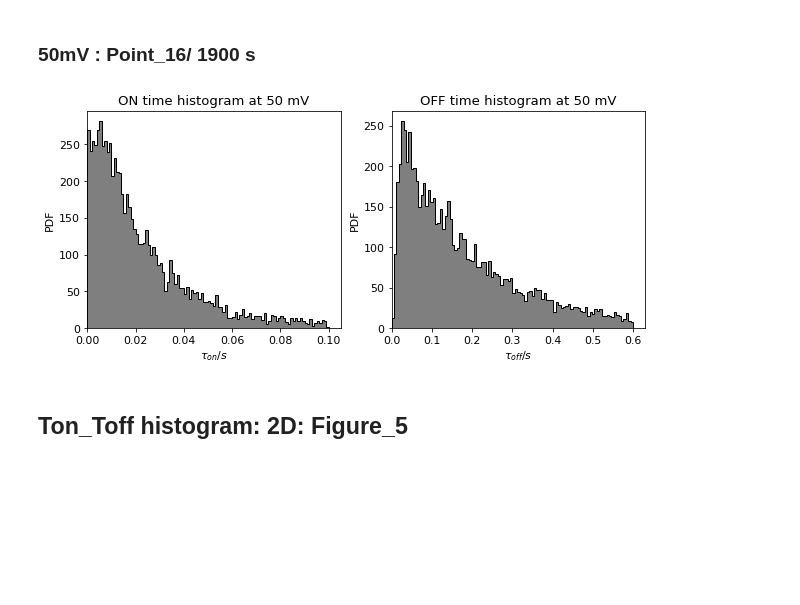
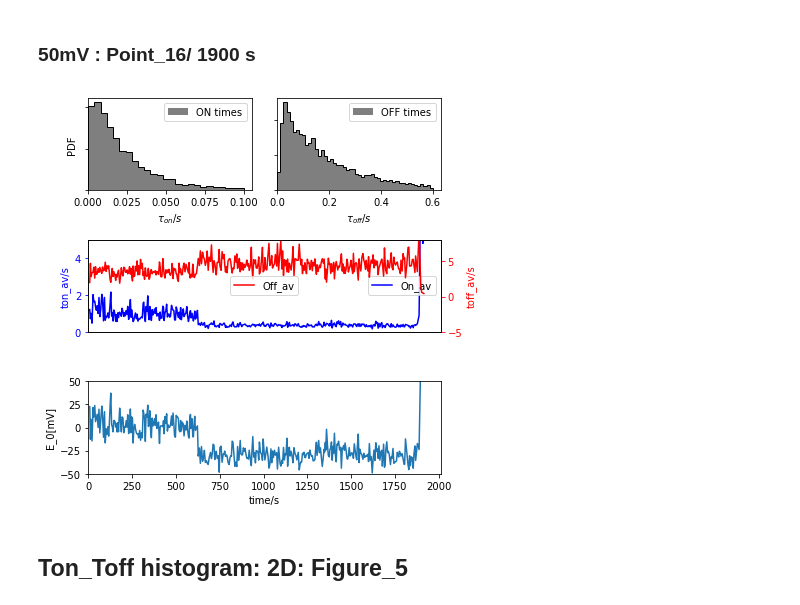
Before and after one commit to biswajitSM/Azurin_SM_repo, a Jupyter notebook: Manuscript/Figure/Manuscript_figures.ipynb, the cells around one changed output. Cells and saved outputs as stored; diff of their text form; code cells hidden in the pictures; blank space fills up the shorter version.

```diff
--- a/Manuscript/Figure/Manuscript_figures.ipynb
+++ b/Manuscript/Figure/Manuscript_figures.ipynb
@@ -281,0 +584,22 @@ savefig('SI_potential_histogram_Cu.pdf', dpi=300, transparent=True)
+# %%
+pot_len = shape(df_on_of_hist)[1]/6;
+col_values = list(df_on_of_hist.columns.values);
+fig_all_hist, axes = plt.subplots(1,2, figsize = (12, 5))
+cmap = plt.get_cmap('jet')#jet_r
+N=pot_len
+for i in range(int(pot_len)):
+    color = cmap(float(i)/N)
+    j=6*i;
+    axes[0].plot(df_on_of_hist.iloc[:,j], df_on_of_hist.iloc[:, j+1], color=color, label=col_values[j+1])
+    axes[0].plot(df_on_of_hist.iloc[:,j], df_on_of_hist.iloc[:, j+2], color=color, label='')
+    axes[0].set_xlabel('Time/s')
+    axes[0].set_ylabel('#')
+    axes[0].legend()
+
+    axes[1].plot(df_on_of_hist.iloc[:, j+3], df_on_of_hist.iloc[:, j+3+1], color=color, label=col_values[j+4])
+    axes[1].plot(df_on_of_hist.iloc[:, j+3], df_on_of_hist.iloc[:,j+3+2], color=color, label='')
+    axes[1].set_xlabel('Time/s')
+    axes[1].set_ylabel('#')
+    axes[1].legend()
+os.chdir(download)
+savefig('rate_fit_all_potential.pdf', dpi=300, transparent=True)
@@ -325,11 +704,11 @@ def histogram_on_off_1mol(foldername= foldername, input_potential=[100], pointnu
 # %%
 homedir=r'/home/biswajit/Research/Reports_ppt/reports/AzurinSM-MS4/data/S105d15May17_60.5%635_A1_CuAzu655_longtime/';#data directory
 t_ons, t_offs, n_on, bins_on, n_off, bins_off = histogram_on_off_1mol(foldername= homedir, input_potential=[50], pointnumbers=[16],
-                                                                      bins_on=100, range_on=[0, 0.1], bins_off=100, range_off=[0, 0.6], plotting=True)
+                                                                      bins_on=25, range_on=[0, 0.1], bins_off=50, range_off=[0, 0.6], plotting=True, sum_points=20)
 os.chdir(download)
-savefig('Figure_3part_on_off_1D_100mV.pdf', dpi=300, transparent=True)
+savefig('SM_statistics.pdf', dpi=300, transparent=True)
 # %% [output]
-[figure, old version]
+[figure, new version]
 # %% [markdown]
 ## Ton_Toff histogram: 2D: Figure_5
 # %%
```
Also changed, not shown: parts of 10 cells of this notebook, 15 other files.
